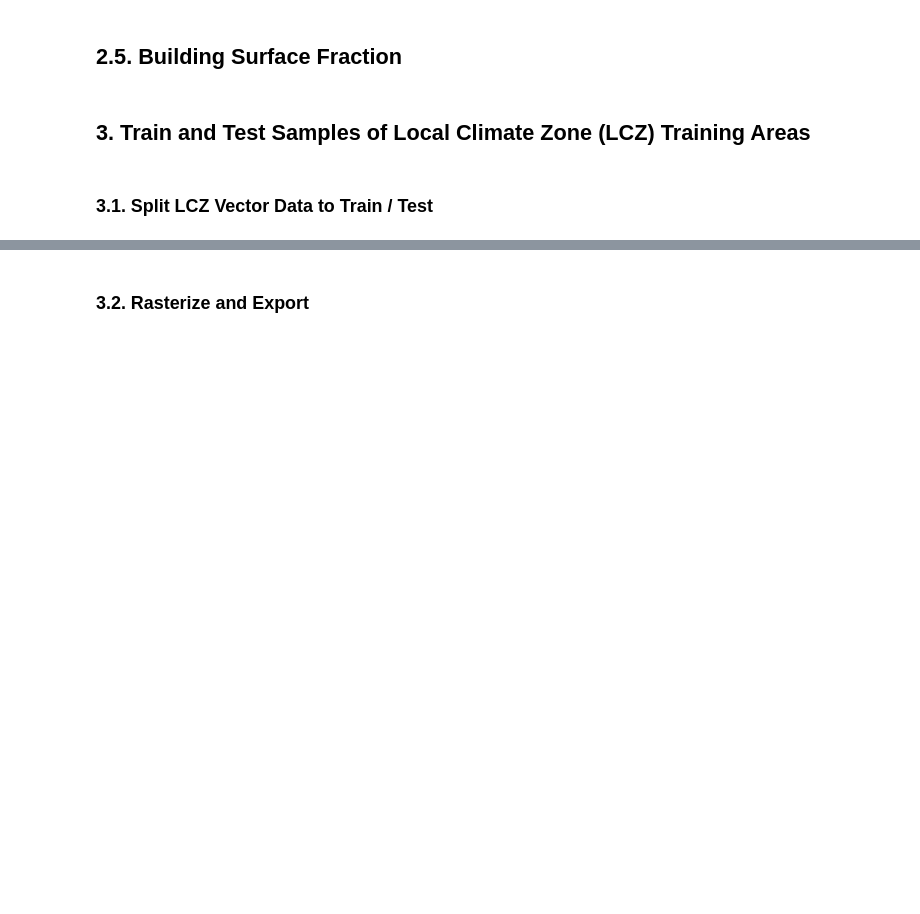
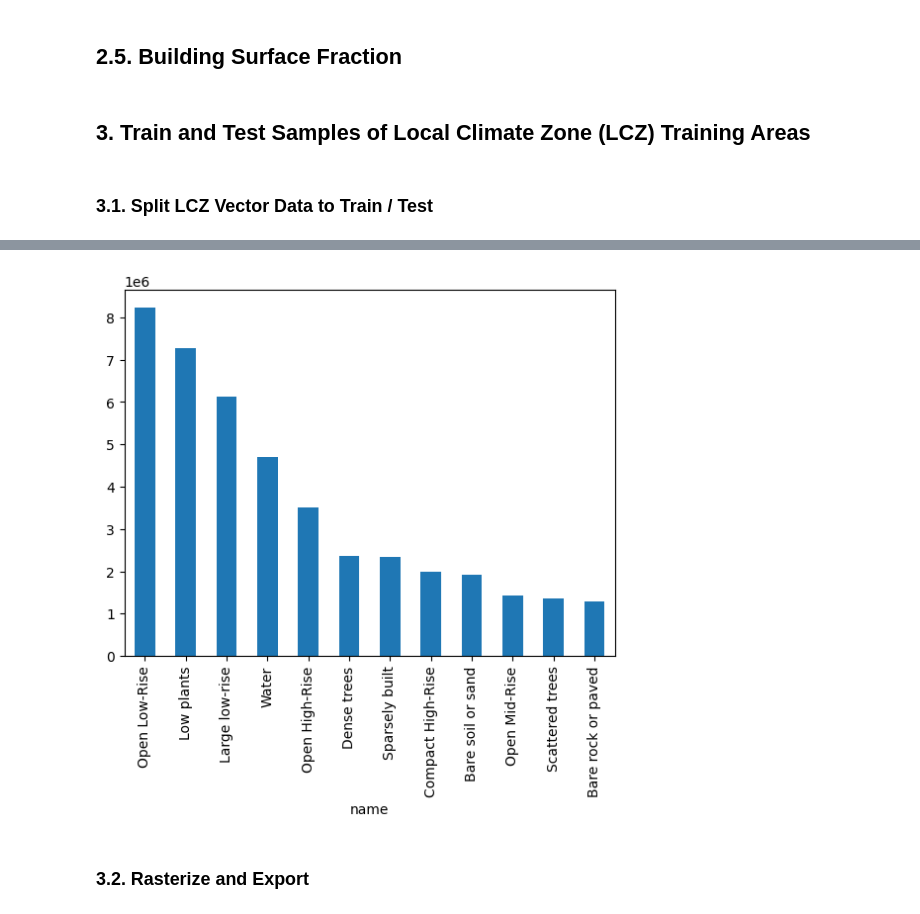
Before and after one commit to medo-younes/lcz-classification, a Jupyter notebook: notebooks/02_TrainTest_Data.ipynb, the cells around one changed output, grey strips where cells are left out. Cells and saved outputs as stored; diff of their text form; code cells hidden in the pictures; blank space fills up the shorter version.

```diff
--- a/notebooks/02_TrainTest_Data.ipynb
+++ b/notebooks/02_TrainTest_Data.ipynb
@@ -219,17 +219,20 @@ else:
 # %%
 
 lcz_gdf=gpd.read_file(LCZ_FP)
 lcz_gdf.dropna(subset='geometry',inplace=True)
 lcz_gdf['class'] = [lcz_legend.set_index('class_id').loc[cl]['class'] for cl in lcz_gdf.Name]
 # lcz_gdf['class_id'] = [lcz_legend.set_index('class_id').loc[cl]['class_id'] for cl in lcz_gdf.Name]
 lcz_gdf['name'] = [lcz_legend.set_index('class_id').loc[cl]['name'] for cl in lcz_gdf.Name]
 lcz_gdf['area_m2']=lcz_gdf.to_crs(UTM_CRS).area
 
+
+lcz_gdf.groupby('name').area_m2.sum().sort_values(ascending=False).plot.bar()
 lcz_gdf.explore(
     column='name'
 )
 # %% [output]
 [interactive output not drawn]
+[figure, added]
 # %% [markdown]
 ### 3.2. Rasterize and Export
 # %%
```
Also changed, not shown: 16 other files.
